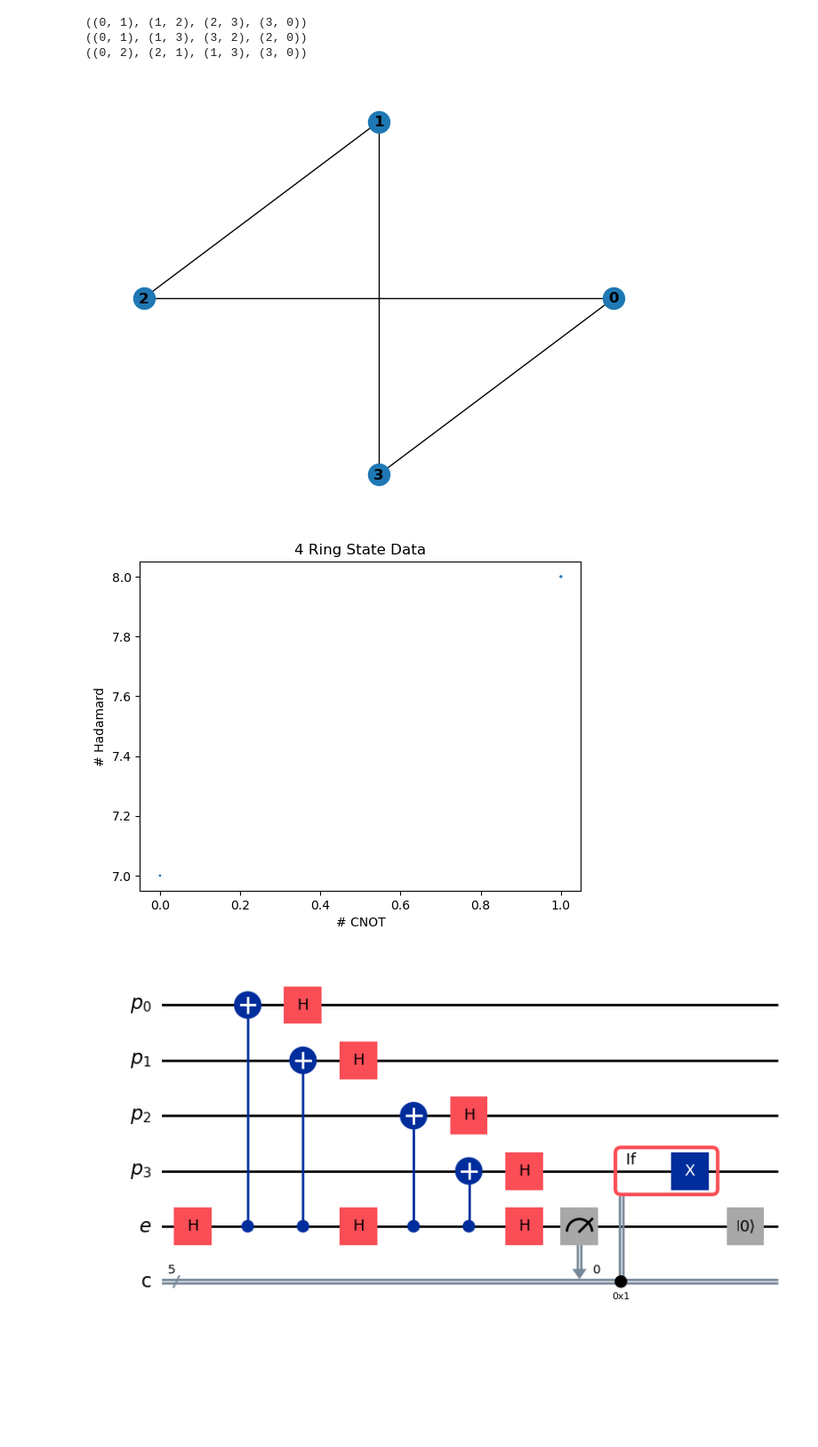
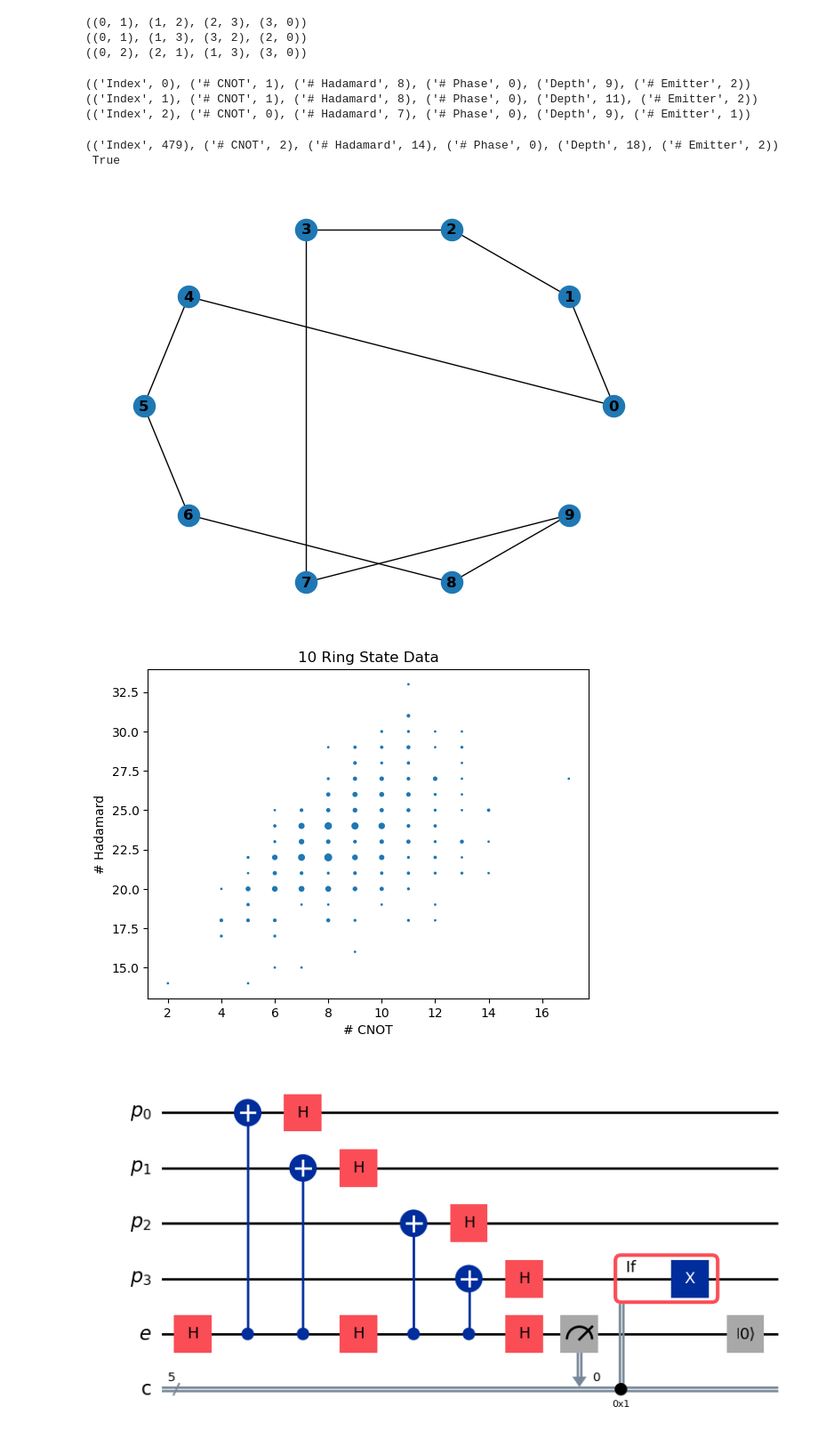
Before and after one commit to Nathaniel-Puckett/ringstates, a Jupyter notebook: docs/testing_file.ipynb, the cells around one changed output. Shown at 89% size. Saved outputs shown, nothing was run; the diff lists cells and outputs as text; code cells hidden in the pictures; blank space fills up the shorter version.

Commit message:
Added multiprocessing to find best ringstate, added heuristic for best n>=8 ringstate ordering.

```diff
--- a/docs/testing_file.ipynb
+++ b/docs/testing_file.ipynb
@@ -12,3 +11,22 @@ for ordering in rs.orderings:
 ((0, 1), (1, 2), (2, 3), (3, 0))
 ((0, 1), (1, 3), (3, 2), (2, 0))
 ((0, 2), (2, 1), (1, 3), (3, 0))
+# %%
+rs.get_all_data()
+
+for datapoint in rs.data:
+    print(datapoint)
+# %% [output]
+(('Index', 0), ('# CNOT', 1), ('# Hadamard', 8), ('# Phase', 0), ('Depth', 9), ('# Emitter', 2))
+(('Index', 1), ('# CNOT', 1), ('# Hadamard', 8), ('# Phase', 0), ('Depth', 11), ('# Emitter', 2))
+(('Index', 2), ('# CNOT', 0), ('# Hadamard', 7), ('# Phase', 0), ('Depth', 9), ('# Emitter', 1))
+# %%
+rs = RingState(10)
+
+lowest = rs.get_lowest()
+lowest_multi = rs.get_lowest_multi()
+
+print(lowest, '\n', lowest == lowest_multi)
+# %% [output]
+(('Index', 479), ('# CNOT', 2), ('# Hadamard', 14), ('# Phase', 0), ('Depth', 18), ('# Emitter', 2))
+ True
@@ -15,12 +36,14 @@ for ordering in rs.orderings:
 # %%
 import networkx as nx
 
-G = rs.graph(2)
+G = rs.graph(479)
 nx.draw(G, with_labels=True, font_weight='bold', pos=nx.circular_layout(G))
 # %% [output]
-[figure, old version]
+[figure, new version]
 # %%
+rs.get_random_orderings(num_orderings=500)
+rs.get_all_data()
 rs.scatterplot(1, 2)
 # %% [output]
-[figure, old version]
+[figure, new version]
 # %%
```
Also changed, not shown: parts of 6 cells of this notebook, 2 other files.
